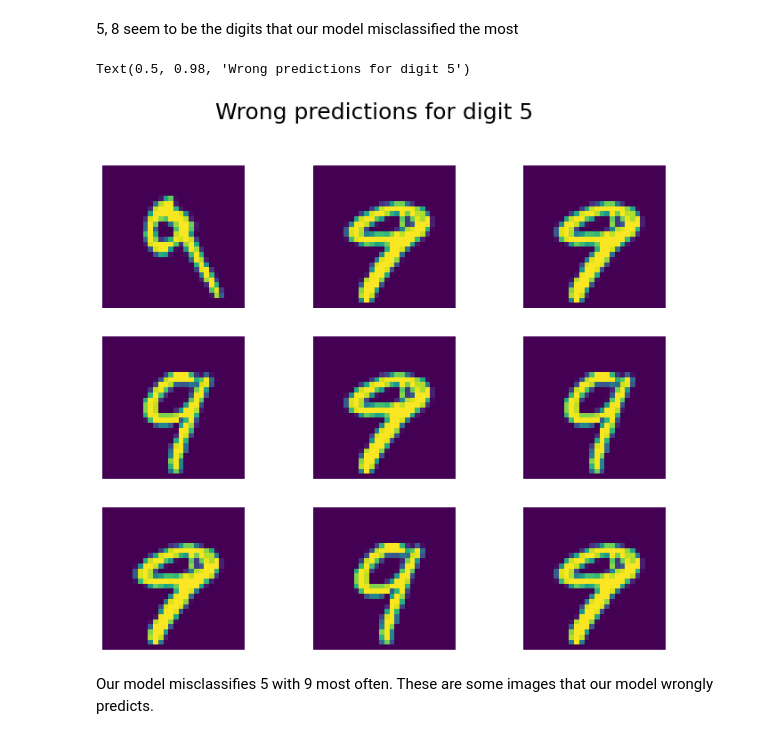
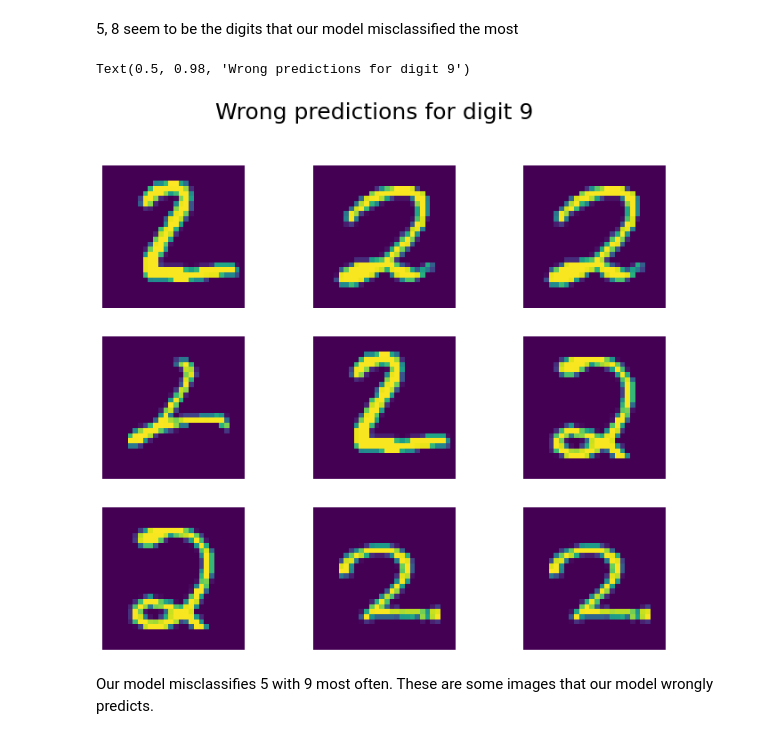
Before and after one commit to txnguyen292/ds_from_scratch, a Jupyter notebook: notebook/PCA.ipynb, the cells around one changed output. Saved outputs shown, nothing was run; the diff lists cells and outputs as text; code cells hidden in the pictures.

```diff
--- a/notebook/PCA.ipynb
+++ b/notebook/PCA.ipynb
@@ -101,7 +109,7 @@ X_test_std = sc.transform(X_test)
 # %% [markdown]
 ### Step 2: Construct Covariance Matrix
 # %%
-conv_mat = np.cov(X_train.T)
+conv_mat = np.cov(X_train_std.T)
 # %% [markdown]
 ### Step 3: Decompose the covariance matrix into its eigenvectors and eigenvalues
 # %%
@@ -139,5 +147,5 @@ w = np.hstack(eigen_stacks)
 # %% [markdown]
 ### Step 7: Transform the d-dimensional input dataset, X, using the projection matrix, W, to obtain the new k-dimensional feature subspace
 # %%
-X_train_pca = X_train.dot(w)
-X_test_pca = X_test.dot(w)
+X_train_pca = X_train_std.dot(w)
+X_test_pca = X_test_std.dot(w)
@@ -167,11 +175,0 @@ Please also refer to the documentation for alternative solver options:
-# %%
-from sklearn.naive_bayes import GaussianNB
-start = time.time()
-gb_clf = GaussianNB()
-gb_clf.fit(X_train_pca, y_train)
-y_train_preds = clf.predict(X_train_pca)
-print(f"Train acc: {accuracy(y_train, y_train_preds)}")
-y_test_preds = clf.predict(X_test_pca)
-print(f"Test acc: {accuracy(y_test, y_test_preds):.3f}")
-end = time.time() - start
-print(f"It took {end:.2f}s to train")
@@ -200,23 +194,23 @@ def get_bad_preds(number):
     res = y_test[np.squeeze(np.argwhere(y_test[incorrects] == number))]
     modes = st.mode(res)
     return modes, X_test[y_test == modes[0][0]]
-res, arr = get_bad_preds(5)
+res, arr = get_bad_preds(9)
 # %%
 import random
 rows, cols = 3, 3
 count = 0
 random.shuffle(arr)
 fig = plt.figure(figsize=(12, 10))
 for row in range(rows):
     for col in range(cols):
         fig.add_subplot(rows, cols, count + 1)
         plt.imshow(arr[count].reshape((28, 28)))
         plt.axis("off")
         count += 1
-fig.suptitle("Wrong predictions for digit 5", fontsize=25)
+fig.suptitle("Wrong predictions for digit 9", fontsize=25)
 # %% [output]
-Text(0.5, 0.98, 'Wrong predictions for digit 5')
+Text(0.5, 0.98, 'Wrong predictions for digit 9')
-[figure, old version]
+[figure, new version]
 # %% [markdown]
 Our model misclassifies 5 with 9 most often. These are some images that our model wrongly predicts.
 # %%
```
Also changed, not shown: parts of 17 cells of this notebook.
